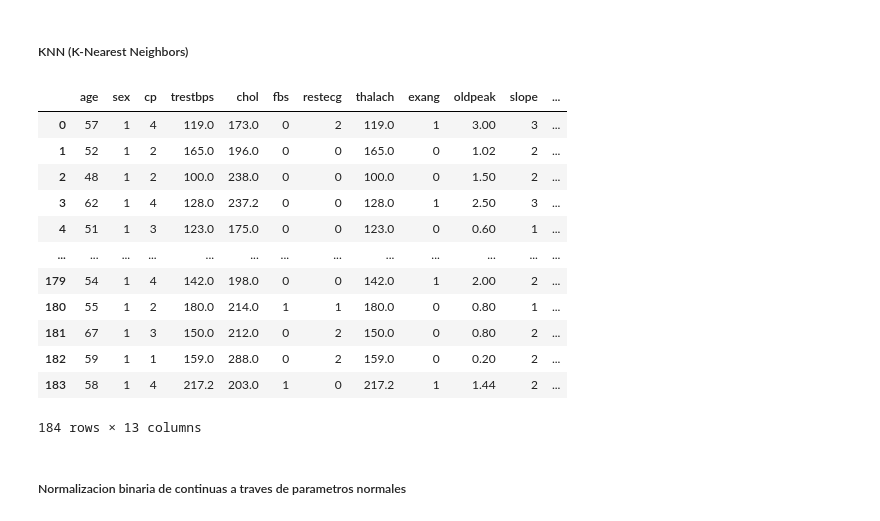
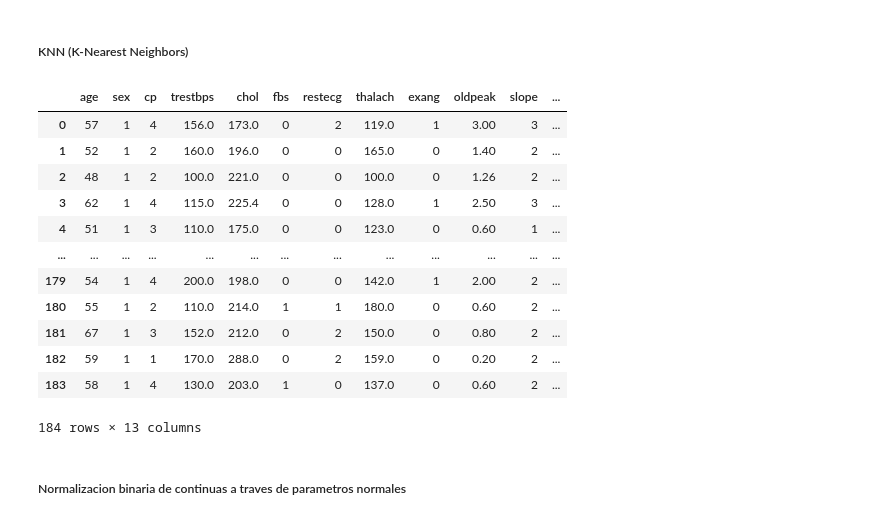
Before and after one commit to cmarty02/DATACADABRA_DataProject_3, a Jupyter notebook: data_raw/Data_Project_3_Cris.ipynb, the cells around one changed output. Drawn from its saved outputs; the diff is of its cells as text; code cells hidden in the pictures.

```diff
--- a/data_raw/Data_Project_3_Cris.ipynb
+++ b/data_raw/Data_Project_3_Cris.ipynb
@@ -761,21 +1037,23 @@ dtype: int64
 # %%
-
-train_copy_knn =  train_copy_b.copy()
+train_copy_knn =  train_copy_a.copy()
 
 # Imputar valores faltantes para variables float
 numeric_imputer = KNNImputer()
 numeric_imputed_data = numeric_imputer.fit_transform(train_copy_knn[float_cols])
-numeric_imputed_df = pd.DataFrame(numeric_imputed_data, columns=float_cols)
+numeric_imputed_df = pd.DataFrame(numeric_imputed_data, columns=float_cols, index=train_copy_knn.index)
 
 # Imputar valores faltantes con la moda para variables int
-categorical_imputed_df = train_copy_knn[int_cols].fillna(train_copy_knn.mode().iloc[0])
+categorical_imputed_df = train_copy_knn[int_cols].fillna(train_copy_knn[int_cols].mode().iloc[0])
 
 # Combinar las variables float y int imputadas
 train_copy_knn = pd.concat([numeric_imputed_df, categorical_imputed_df], axis=1)
 
-# Verificar si hay valores faltantes después de la imputacion
+# Verificar si hay valores faltantes después de la imputación
 # Check for missing values
 train_copy_knn = train_copy_knn[train.columns]
+
+# Imprimir el DataFrame original train_copy_b
+
 train_copy_knn
 # %% [output]
 |  | age | sex | cp | trestbps | chol | fbs | restecg | thalach | exang | oldpeak | slope | ... |
@@ -1000,10 +1229,10 @@ train_copy_knn
 689 rows × 14 columns
 # %%
 int_cols_to_dummy = ['cp', 'restecg', 'ca', 'slope', 'thal']
-train_copy_knn[int_cols_to_dummy]= train_copy_knn[int_cols_to_dummy].astype('int64')
+train_copy_a[int_cols_to_dummy]= train_copy_a[int_cols_to_dummy].astype('int64')
 
 #Convierto variables seleccionadas a dummy
-df_dummy = pd.get_dummies(train_copy_knn, columns=['cp', 'restecg', 'ca', 'slope', 'thal'], dtype=int)
+df_dummy = pd.get_dummies(train_copy_a, columns=['cp', 'restecg', 'ca', 'slope', 'thal'], dtype=int)
 
 # Elimino la el valor de referencia (resultado normal) para evitar colinealidad
 df_dummy.drop('cp_4', axis=1, inplace=True)
@@ -1112,7 +1397,7 @@ num_rows = int(np.ceil(len(cols) / num_cols))
 plt.figure(figsize=(24, 48))
 for i, col in enumerate(cols, 1):
     plt.subplot(num_rows, num_cols, i)
-    sns.countplot(data=train_copy_e, x=col)
+    sns.countplot(data=train_copy_knn, x=col)
     plt.title(f"{col}")
     plt.xlabel(col)
     plt.ylabel("Frecuencia")
@@ -1373,3 +1659,19 @@ test_copy_a
 | 182 | 59 | 1 | 1 | 159.0 | 288.0 | 0 | 2 | 159.0 | 0 | 0.2 | 2 | ... |
 | 183 | 58 | 1 | 4 | 217.2 | 203.0 | 1 | 0 | 217.2 | 1 | 0.0 | 2 | ... |
 184 rows × 13 columns
+# %%
+
+# Copia df
+test_copy_c =  test.copy()
+
+
+# Iterar sobre las columnas int y reemplazar los NaN con el valor más frecuente
+for col in int_cols:
+    test_copy_c[col].fillna(test_copy_c[col].mode()[0], inplace=True)
+
+
+# Iterar sobre las columnas float y reemplazar los NaN con la media
+for col in float_cols:
+    test_copy_c[col].fillna(test_copy_c[col].median(), inplace=True)
+
+test_copy_c
@@ -1378,39 +1694,39 @@ test_copy_a
 # %%
 from sklearn.impute import KNNImputer
 
 # Copia del dataframe
-test_copy_b = test_copy_a.copy()
+test_copy_b = test_copy_c.copy()
 
 # Reemplazar valores cero con NaN
 test_copy_b[float_cols] = test_copy_b[float_cols].replace(0, float('nan'))
 
 # Imputar valores faltantes utilizando KNNImputer
 numeric_imputer = KNNImputer()
 numeric_imputed_data = numeric_imputer.fit_transform(test_copy_b[float_cols])
 numeric_imputed_df = pd.DataFrame(numeric_imputed_data, columns=float_cols)
 
 # Imputar valores faltantes con la moda para variables int
 categorical_imputed_df = test_copy_b[int_cols].fillna(test_copy_b.mode().iloc[0])
 
 # Combinar las variables float y int imputadas
 test_copy_b = pd.concat([numeric_imputed_df, categorical_imputed_df], axis=1)
 
 # Verificar si hay valores faltantes después de la imputación
 test_copy_b = test_copy_b[test.columns]
 test_copy_b
 # %% [output]
 |  | age | sex | cp | trestbps | chol | fbs | restecg | thalach | exang | oldpeak | slope | ... |
-| 0 | 57 | 1 | 4 | 119.0 | 173.0 | 0 | 2 | 119.0 | 1 | 3.00 | 3 | ... |
-| 1 | 52 | 1 | 2 | 165.0 | 196.0 | 0 | 0 | 165.0 | 0 | 1.02 | 2 | ... |
-| 2 | 48 | 1 | 2 | 100.0 | 238.0 | 0 | 0 | 100.0 | 0 | 1.50 | 2 | ... |
-| 3 | 62 | 1 | 4 | 128.0 | 237.2 | 0 | 0 | 128.0 | 1 | 2.50 | 3 | ... |
-| 4 | 51 | 1 | 3 | 123.0 | 175.0 | 0 | 0 | 123.0 | 0 | 0.60 | 1 | ... |
+| 0 | 57 | 1 | 4 | 156.0 | 173.0 | 0 | 2 | 119.0 | 1 | 3.00 | 3 | ... |
+| 1 | 52 | 1 | 2 | 160.0 | 196.0 | 0 | 0 | 165.0 | 0 | 1.40 | 2 | ... |
+| 2 | 48 | 1 | 2 | 100.0 | 221.0 | 0 | 0 | 100.0 | 0 | 1.26 | 2 | ... |
+| 3 | 62 | 1 | 4 | 115.0 | 225.4 | 0 | 0 | 128.0 | 1 | 2.50 | 3 | ... |
+| 4 | 51 | 1 | 3 | 110.0 | 175.0 | 0 | 0 | 123.0 | 0 | 0.60 | 1 | ... |
 | ... | ... | ... | ... | ... | ... | ... | ... | ... | ... | ... | ... | ... |
-| 179 | 54 | 1 | 4 | 142.0 | 198.0 | 0 | 0 | 142.0 | 1 | 2.00 | 2 | ... |
-| 180 | 55 | 1 | 2 | 180.0 | 214.0 | 1 | 1 | 180.0 | 0 | 0.80 | 1 | ... |
-| 181 | 67 | 1 | 3 | 150.0 | 212.0 | 0 | 2 | 150.0 | 0 | 0.80 | 2 | ... |
-| 182 | 59 | 1 | 1 | 159.0 | 288.0 | 0 | 2 | 159.0 | 0 | 0.20 | 2 | ... |
-| 183 | 58 | 1 | 4 | 217.2 | 203.0 | 1 | 0 | 217.2 | 1 | 1.44 | 2 | ... |
+| 179 | 54 | 1 | 4 | 200.0 | 198.0 | 0 | 0 | 142.0 | 1 | 2.00 | 2 | ... |
+| 180 | 55 | 1 | 2 | 110.0 | 214.0 | 1 | 1 | 180.0 | 0 | 0.60 | 2 | ... |
+| 181 | 67 | 1 | 3 | 152.0 | 212.0 | 0 | 2 | 150.0 | 0 | 0.80 | 2 | ... |
+| 182 | 59 | 1 | 1 | 170.0 | 288.0 | 0 | 2 | 159.0 | 0 | 0.20 | 2 | ... |
+| 183 | 58 | 1 | 4 | 130.0 | 203.0 | 1 | 0 | 137.0 | 0 | 0.60 | 2 | ... |
 184 rows × 13 columns
 # %% [markdown]
 ##### Normalizacion binaria de continuas a traves de parametros normales
```
Also changed, not shown: parts of 62 cells of this notebook, 2 other files.
